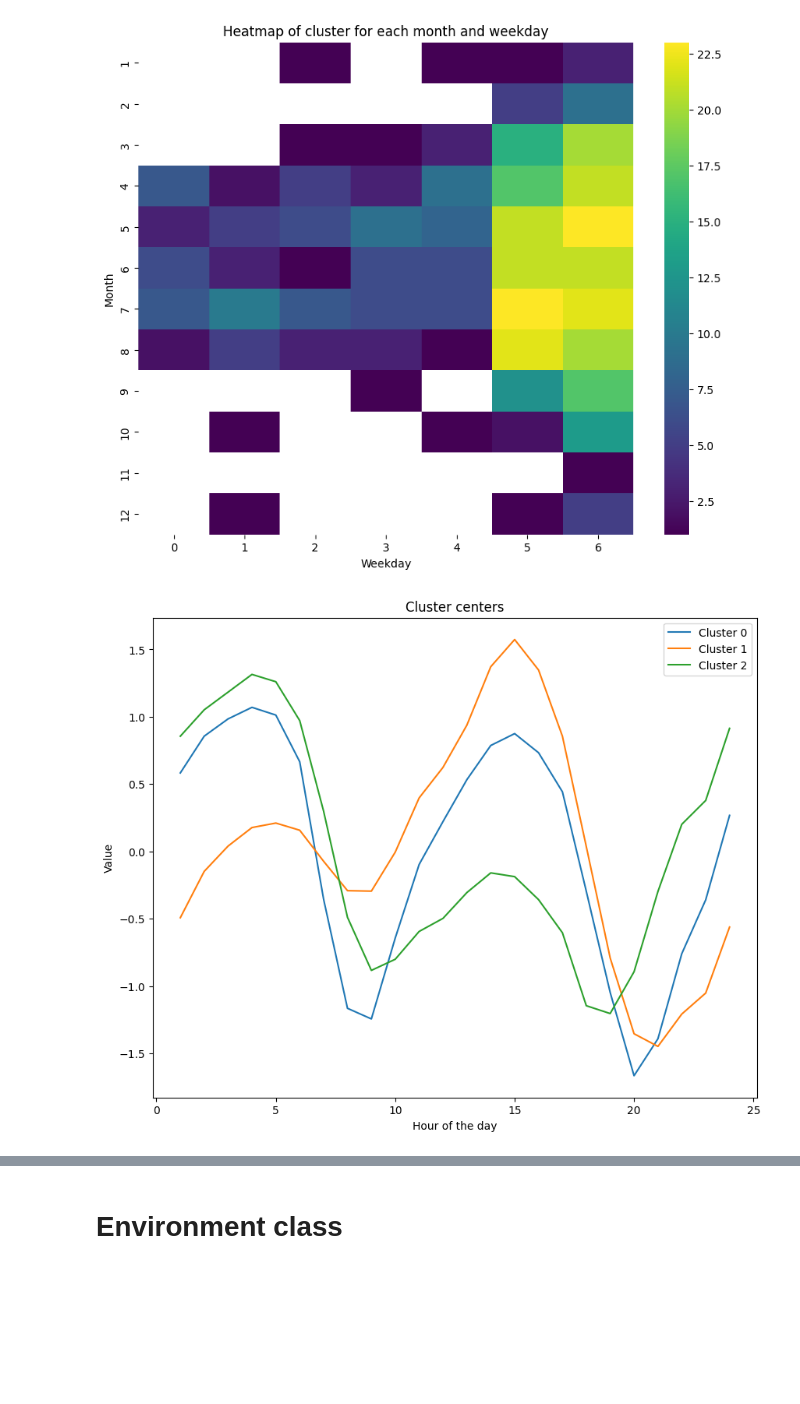
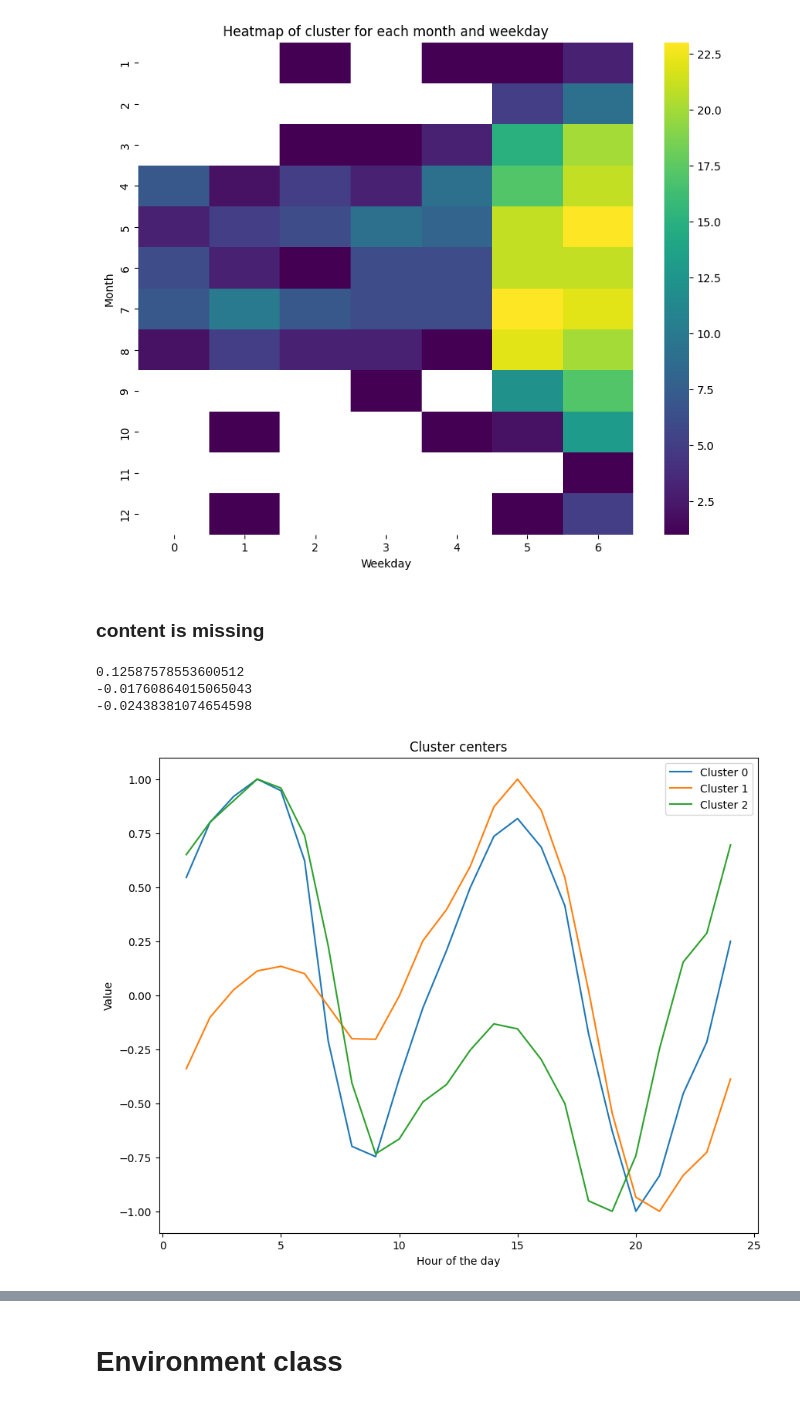
Before and after one commit to Linkschris/AdvancedBA, a Jupyter notebook: final_project/submission_notebook.ipynb, the cells around one changed output, grey strips where cells are left out. Cells and saved outputs as stored; diff of their text form; code cells hidden in the pictures; blank space fills up the shorter version.

```diff
--- a/final_project/submission_notebook.ipynb
+++ b/final_project/submission_notebook.ipynb
@@ -284,23 +319,28 @@ plt.title('Heatmap of cluster for each month and weekday')
 plt.show()
 # %% [output]
 [figure]
+# %% [markdown]
+### content is missing
 # %%
 # invert the centroids
 centroids = kmeans.cluster_centers_*-1
 #divide positive values by max positive value and negative values by max negative value
-# for i in range(n_clusters):
-#     max_pos = centroids[i][centroids[i]>0].max()
-#     max_neg = centroids[i][centroids[i]<0].min()*-1
-#     centroids[i][centroids[i]>0] = centroids[i][centroids[i]>0]/max_pos
-#     centroids[i][centroids[i]<0] = centroids[i][centroids[i]<0]/max_neg
-#     print(centroids[i].mean())
+for i in range(n_clusters):
+    max_pos = centroids[i][centroids[i]>0].max()
+    max_neg = centroids[i][centroids[i]<0].min()*-1
+    centroids[i][centroids[i]>0] = centroids[i][centroids[i]>0]/max_pos
+    centroids[i][centroids[i]<0] = centroids[i][centroids[i]<0]/max_neg
+    print(centroids[i].mean())
 
 plt.figure(figsize=(10, 8))
 plt.plot(hours, centroids.T)
 plt.xlabel('Hour of the day')
 plt.ylabel('Value')
 plt.title('Cluster centers')
 plt.legend(['Cluster 0', 'Cluster 1', 'Cluster 2'])
 plt.show()
 # %% [output]
+0.12587578553600512
+-0.01760864015065043
+-0.02438381074654598
-[figure, old version]
+[figure, new version]
```
Also changed, not shown: parts of 31 cells of this notebook, 8 other files.
